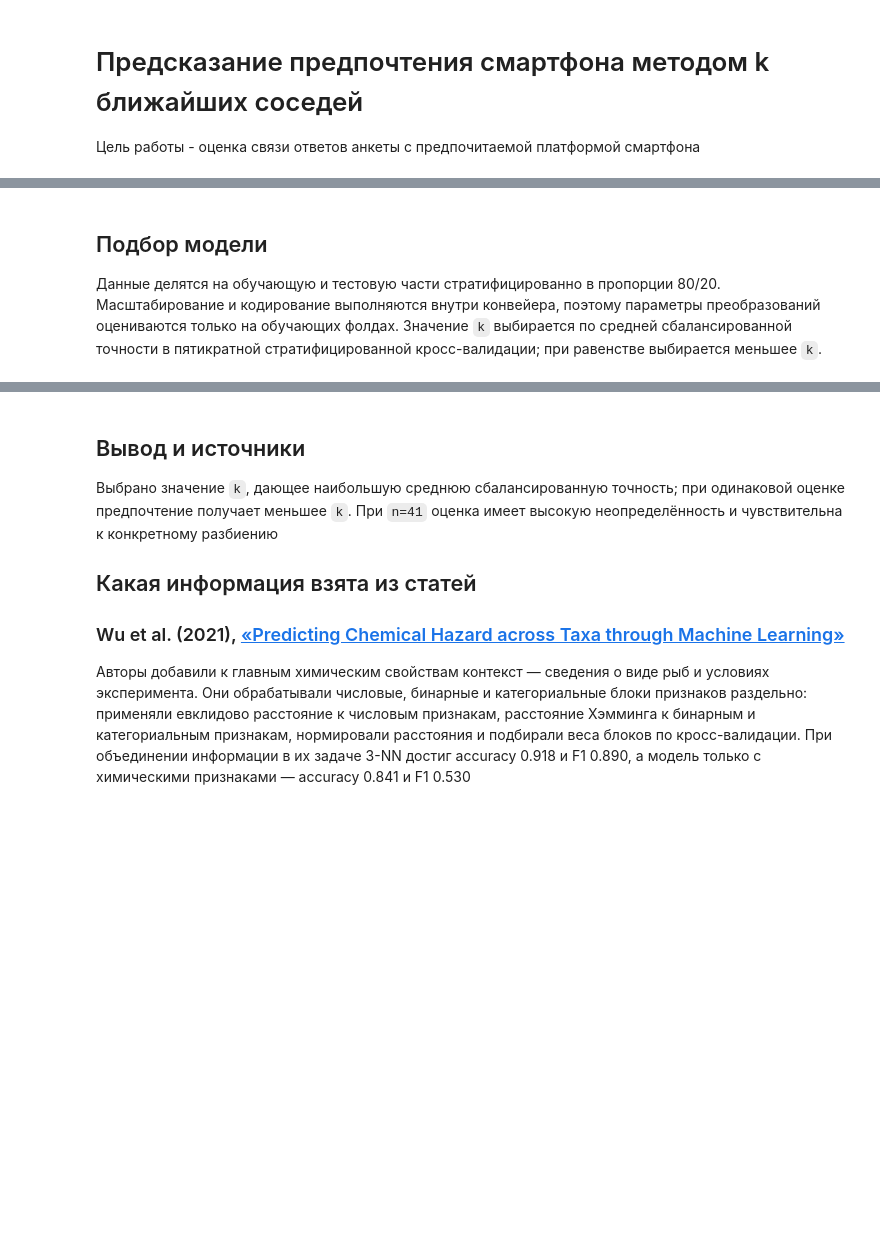
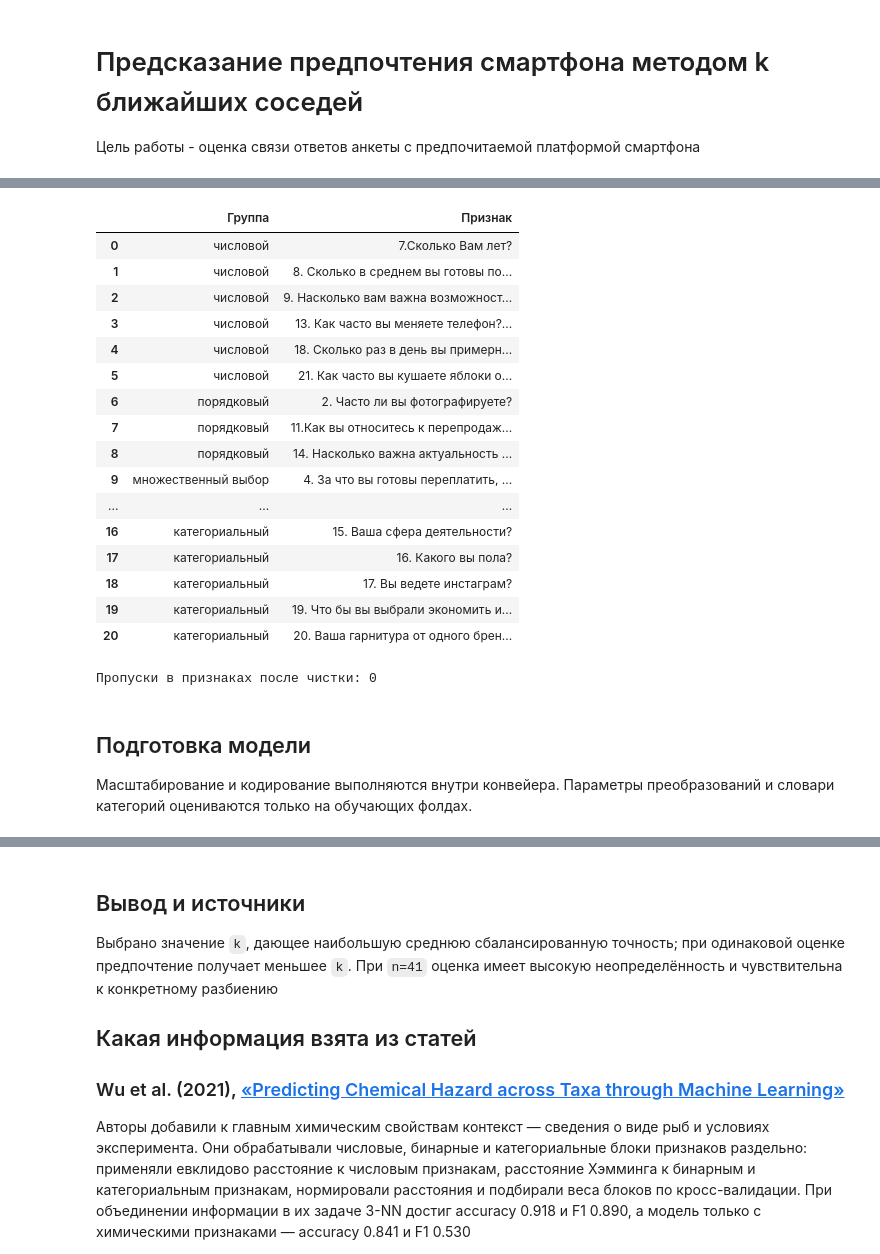
Before and after one commit to Osipovill/intelligent_systems_and_technologies, a Jupyter notebook: practice_1/iphone_android_knn.ipynb, the cells around one changed output, grey strips where cells are left out. Cells and saved outputs as stored; diff of their text form; code cells hidden in the pictures; blank space fills up the shorter version.

```diff
--- a/practice_1/iphone_android_knn.ipynb
+++ b/practice_1/iphone_android_knn.ipynb
@@ -87,5 +278,71 @@ print("Проверка multi-hot кодирования пройдена")
+# %%
+# Отделяем ответы для прогноза и убираем временную отметку
+y = cleaned[target_column]
+X = cleaned.drop(columns=[target_column, time_column]).copy()
+
+# Выделяем числовые, упорядоченные и категориальные ответы
+numeric_features = [
+    find_column(X.columns, "лет"),
+    find_column(X.columns, "потратить"),
+    find_column(X.columns, "кастомизации"),
+    find_column(X.columns, "меняете телефон"),
+    find_column(X.columns, "заряжаете"),
+    find_column(X.columns, "яблоки"),
+]
+for column in numeric_features:
+    X[column] = pd.to_numeric(X[column], errors="coerce")
+
+ordinal_features = [
+    find_column(X.columns, "фотографируете"),
+    find_column(X.columns, "перепродаже"),
+    find_column(X.columns, "актуальность"),
+]
+ordinal_categories = [
+    ["Раз в месяц", "Раз в неделю", "Каждый день"],
+    ["Плохо", "Хорошо"],
+    ["Не важна", "Важна"],
+]
+
+categorical_features = [
+    column
+    for column in X.columns
+    if column not in numeric_features + ordinal_features + [multi_select_column]
+]
+
+feature_groups = pd.DataFrame(
+    {
+        "Группа": (
+            ["числовой"] * len(numeric_features)
+            + ["порядковый"] * len(ordinal_features)
+            + ["множественный выбор"]
+            + ["категориальный"] * len(categorical_features)
+        ),
+        "Признак": numeric_features + ordinal_features + [multi_select_column] + categorical_features,
+    }
+)
+display(feature_groups)
+print(f"Пропуски в признаках после чистки: {int(X.isna().sum().sum())}")
+# %% [output]
+|  | Группа | Признак |
+| 0 | числовой | 7.Сколько Вам лет? |
+| 1 | числовой | 8. Сколько в среднем вы готовы по... |
+| 2 | числовой | 9. Насколько вам важна возможност... |
+| 3 | числовой | 13. Как часто вы меняете телефон?... |
+| 4 | числовой | 18. Сколько раз в день вы примерн... |
+| 5 | числовой | 21. Как часто вы кушаете яблоки о... |
+| 6 | порядковый | 2. Часто ли вы фотографируете? |
+| 7 | порядковый | 11.Как вы относитесь к перепродаж... |
+| 8 | порядковый | 14. Насколько важна актуальность ... |
+| 9 | множественный выбор | 4. За что вы готовы переплатить, ... |
+| ... | ... | ... |
+| 16 | категориальный | 15. Ваша сфера деятельности? |
+| 17 | категориальный | 16. Какого вы пола? |
+| 18 | категориальный | 17. Вы ведете инстаграм? |
+| 19 | категориальный | 19. Что бы вы выбрали экономить и... |
+| 20 | категориальный | 20. Ваша гарнитура от одного брен... |
+Пропуски в признаках после чистки: 0
 # %% [markdown]
-## Подбор модели
+## Подготовка модели
 
-Данные делятся на обучающую и тестовую части стратифицированно в пропорции 80/20. Масштабирование и кодирование выполняются внутри конвейера, поэтому параметры преобразований оцениваются только на обучающих фолдах. Значение `k` выбирается по средней сбалансированной точности в пятикратной стратифицированной кросс-валидации; при равенстве выбирается меньшее `k`.
+Масштабирование и кодирование выполняются внутри конвейера. Параметры преобразований и словари категорий оцениваются только на обучающих фолдах.
 # %%
```
Also changed, not shown: parts of 14 cells of this notebook.
